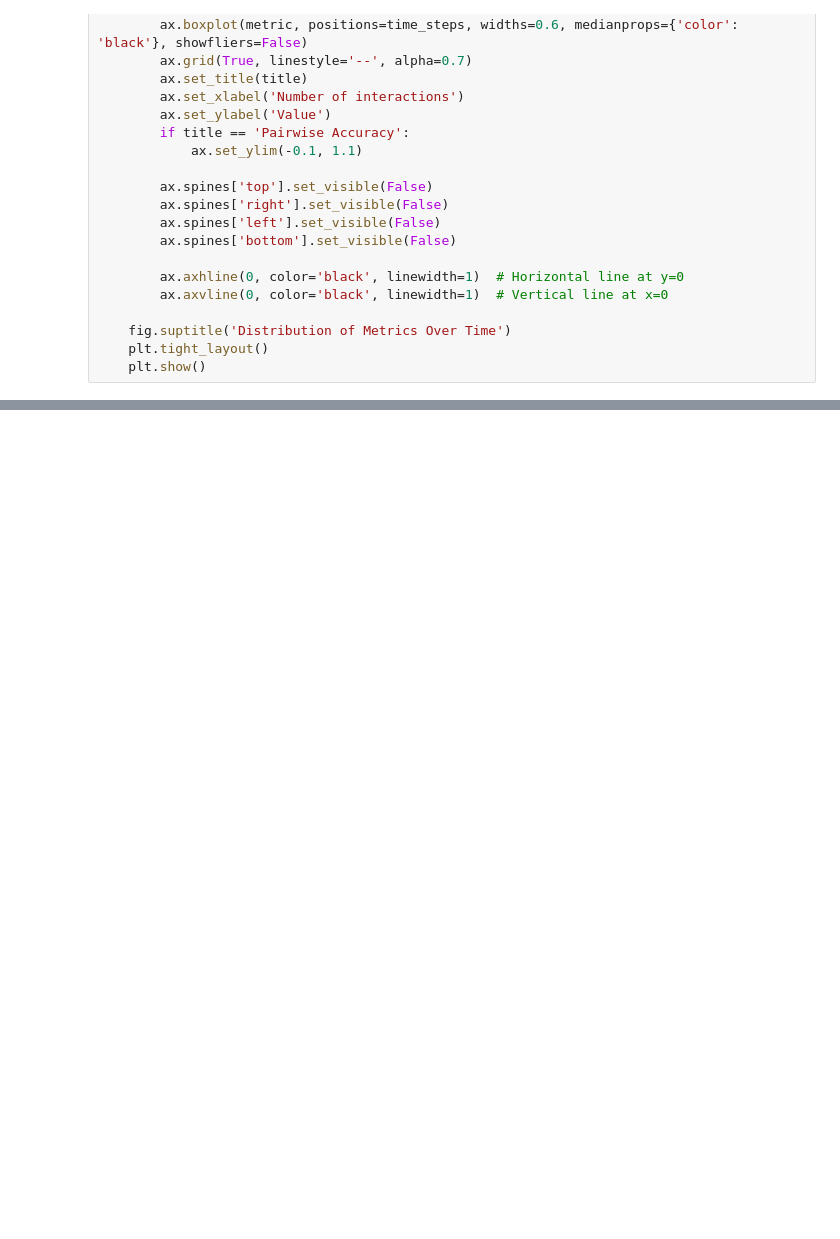
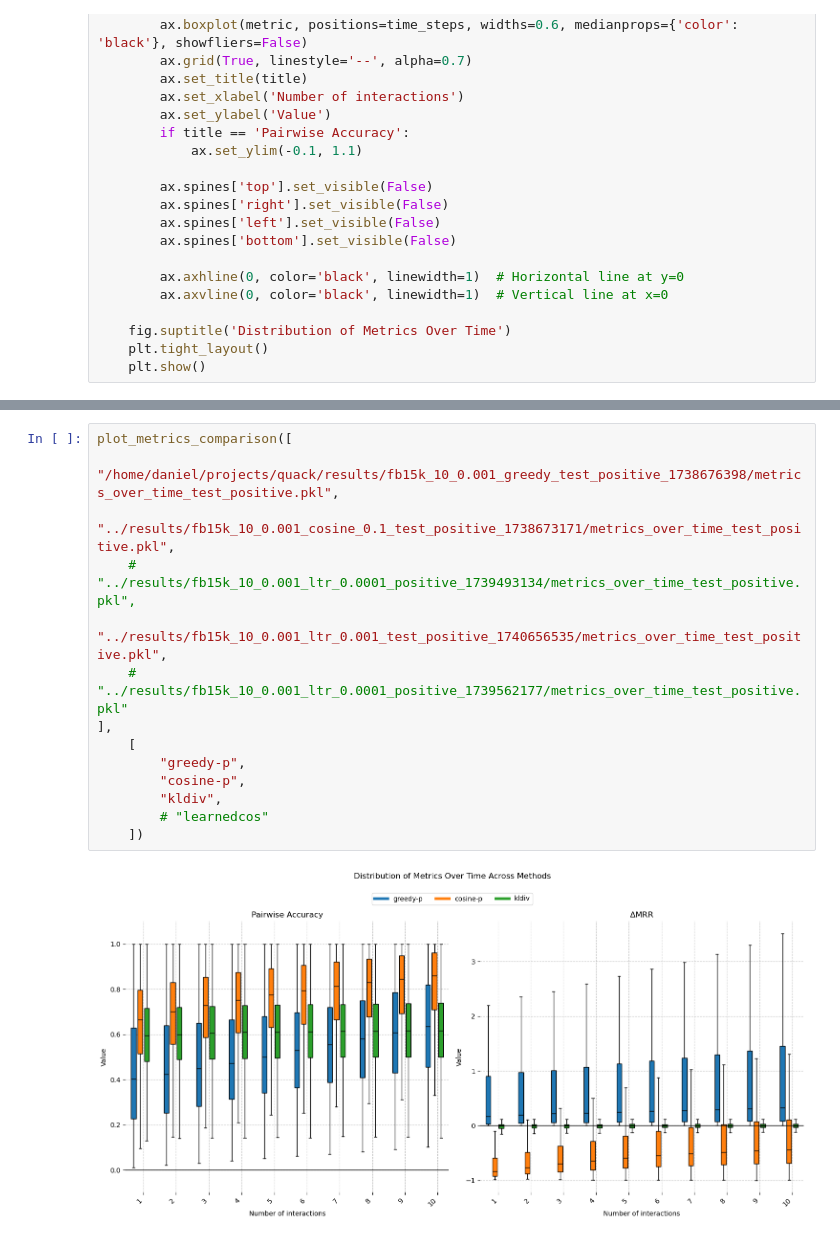
Before and after one commit to dfdazac/nqr, a Jupyter notebook: notebooks/00-metrics-over-time-analysis.ipynb, the cells around one changed output, grey strips where cells are left out. Saved outputs shown, nothing was run; the diff lists cells and outputs as text; blank space fills up the shorter version.

```diff
--- a/notebooks/00-metrics-over-time-analysis.ipynb
+++ b/notebooks/00-metrics-over-time-analysis.ipynb
@@ -89,0 +150,16 @@ plot_metrics_over_time("/home/daniel/projects/quack/results/fb15k_10_0.001_ltr_1
+# %%
+plot_metrics_comparison([
+    "/home/daniel/projects/quack/results/fb15k_10_0.001_greedy_test_positive_1738676398/metrics_over_time_test_positive.pkl",
+    "../results/fb15k_10_0.001_cosine_0.1_test_positive_1738673171/metrics_over_time_test_positive.pkl",
+    # "../results/fb15k_10_0.001_ltr_0.0001_positive_1739493134/metrics_over_time_test_positive.pkl",
+    "../results/fb15k_10_0.001_ltr_0.001_test_positive_1740656535/metrics_over_time_test_positive.pkl",
+    # "../results/fb15k_10_0.001_ltr_0.0001_positive_1739562177/metrics_over_time_test_positive.pkl"
+],
+    [
+        "greedy-p",
+        "cosine-p",
+        "kldiv",
+        # "learnedcos"
+    ])
+# %% [output]
+[figure, added]
```
Also changed, not shown: parts of 7 cells of this notebook, 1 other file.
